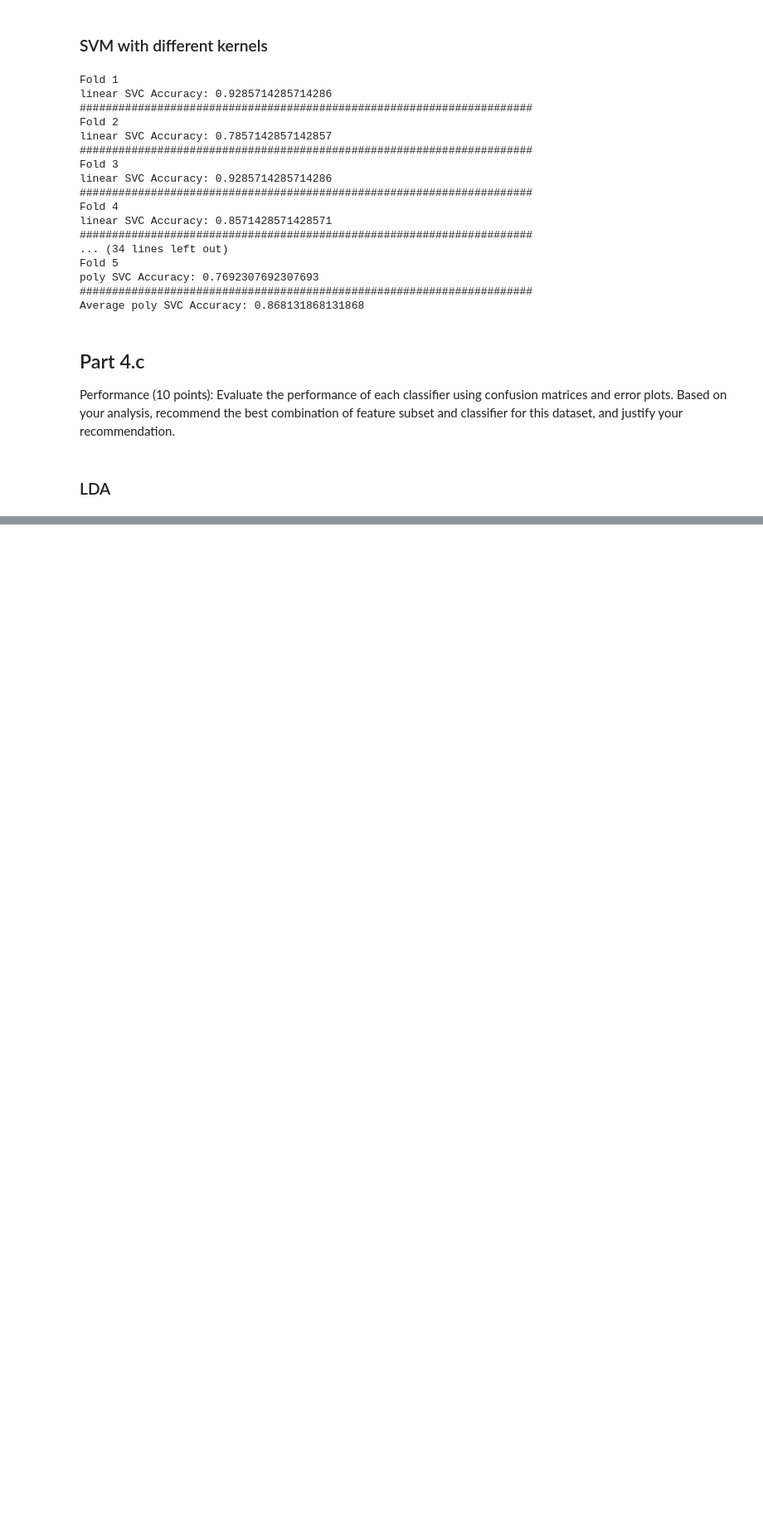
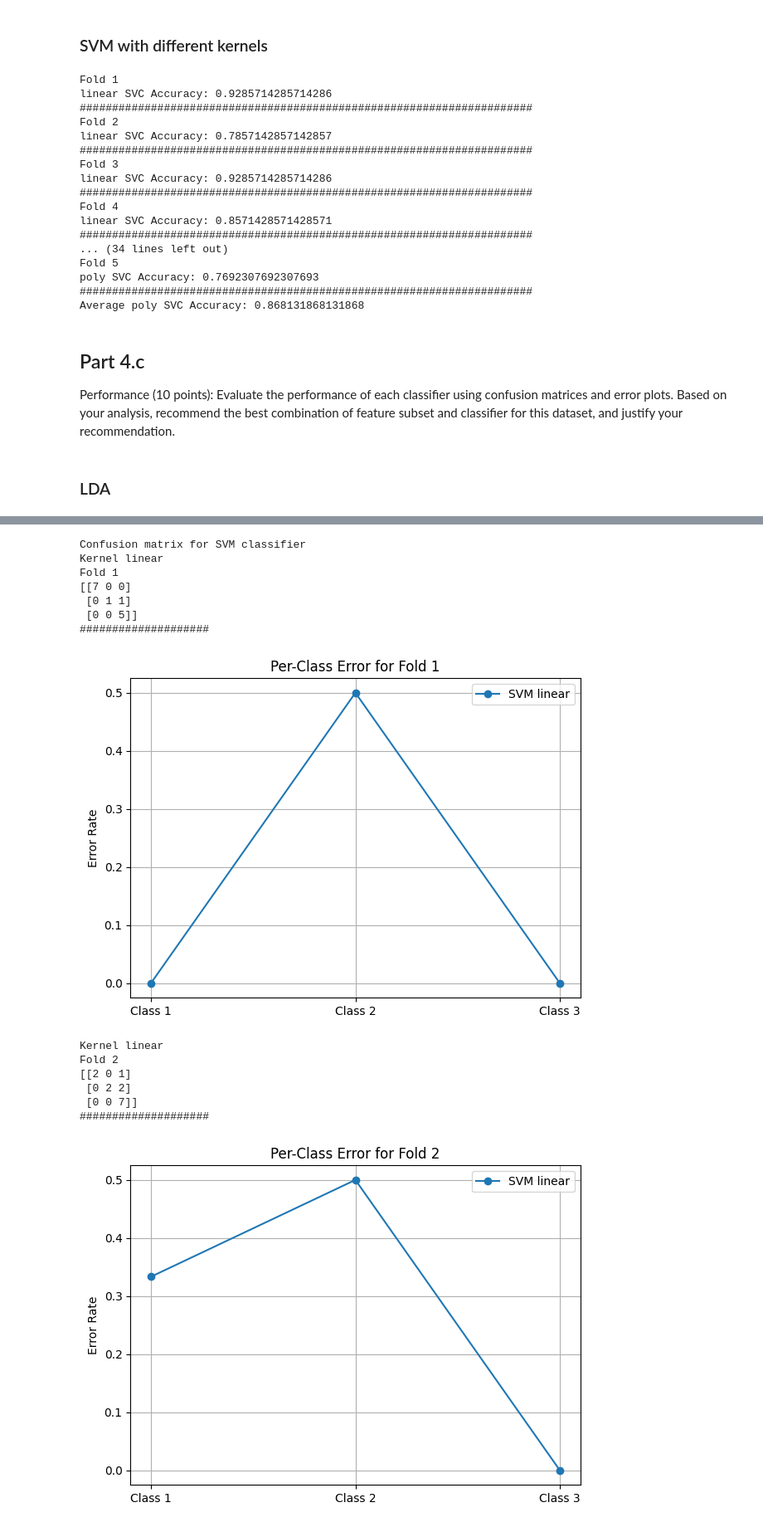
Before and after one commit to ivokusi/ME453-Final-Project, a Jupyter notebook: main.ipynb, the cells around one changed output, grey strips where cells are left out. Shown at 83% size. Drawn from its saved outputs; the diff is of its cells as text; code cells hidden in the pictures; blank space fills up the shorter version.

```diff
--- a/main.ipynb
+++ b/main.ipynb
@@ -419,0 +519,47 @@ Fold 3
+# %%
+print("Confusion matrix for SVM classifier")
+folds_ = np.arange(1,6,1)
+
+svmCmatrices
+kernels = ["linear", "rbf", "poly"]
+for j,cm in enumerate(svmCmatrices):
+    errors = []
+    for i in folds_:
+        print(f"Kernel {kernels[j]}")
+        print(f"Fold {i}")
+        print(cm[i-1])
+        print("#"*20)
+        errors.append(error_rate(cm[i-1]))
+
+
+        qda_ce = class_errors(cm[i-1])
+        plt.figure(figsize=(7,5))
+        plt.plot(classes, qda_ce, marker='o', label=f"SVM {kernels[j]}")
+        plt.title(f"Per-Class Error for Fold {i}")
+        plt.ylabel("Error Rate")
+        plt.legend()
+        plt.grid(True)
+        plt.show()
+
+    plt.figure(figsize=(6,4))
+    plt.bar(folds_, errors)
+    plt.title(f"Overall Error Rate by Folds for SVM classifier with {kernels[j]} kernel")
+    plt.ylabel("Error Rate")
+    plt.grid(True)
+    plt.show()
+# %% [output]
+Confusion matrix for SVM classifier
+Kernel linear
+Fold 1
+[[7 0 0]
+ [0 1 1]
+ [0 0 5]]
+####################
+[figure, added]
+Kernel linear
+Fold 2
+[[2 0 1]
+ [0 2 2]
+ [0 0 7]]
+####################
+[figure, added]
```
Also changed, not shown: parts of 5 cells of this notebook.
